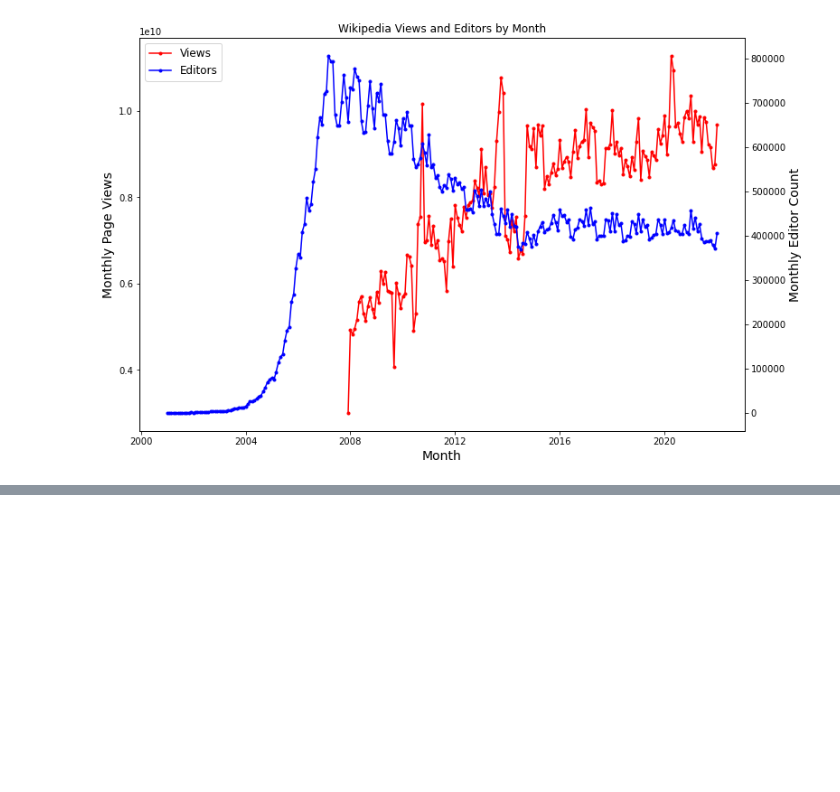
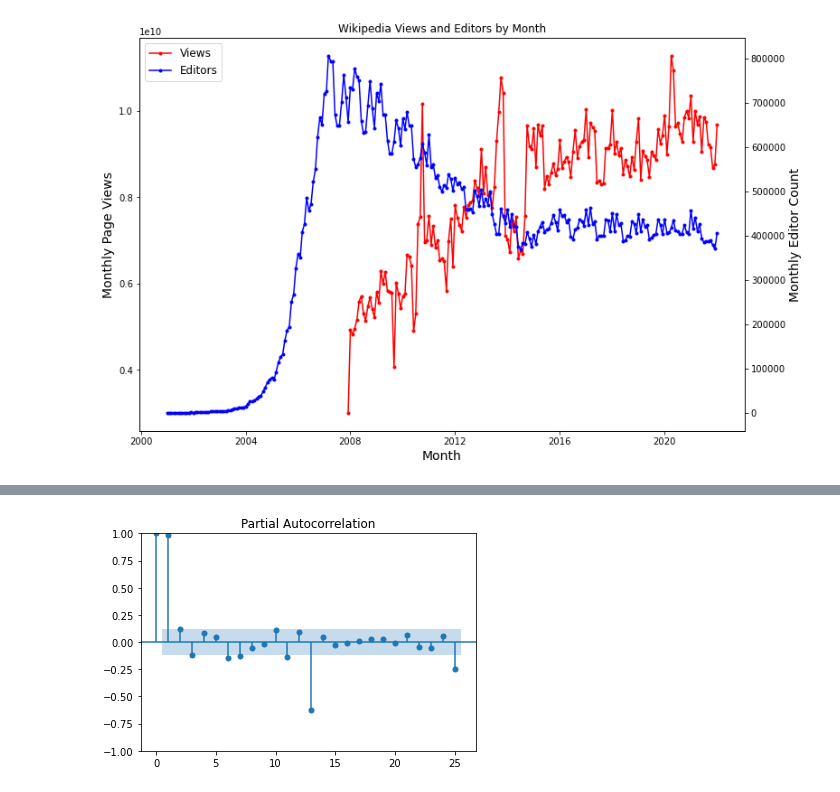
Before and after one commit to stevenlw-porpoise/Wikipedia-Editors, a Jupyter notebook: EDA.ipynb, the cells around one changed output, grey strips where cells are left out. Drawn from its saved outputs; the diff is of its cells as text; code cells hidden in the pictures; blank space fills up the shorter version.

```diff
--- a/EDA.ipynb
+++ b/EDA.ipynb
@@ -114,0 +140,4 @@ plt.show()
+# %%
+plot_pacf(editors);
+# %% [output]
+[figure, added]
```
Also changed, not shown: parts of 19 cells of this notebook.
